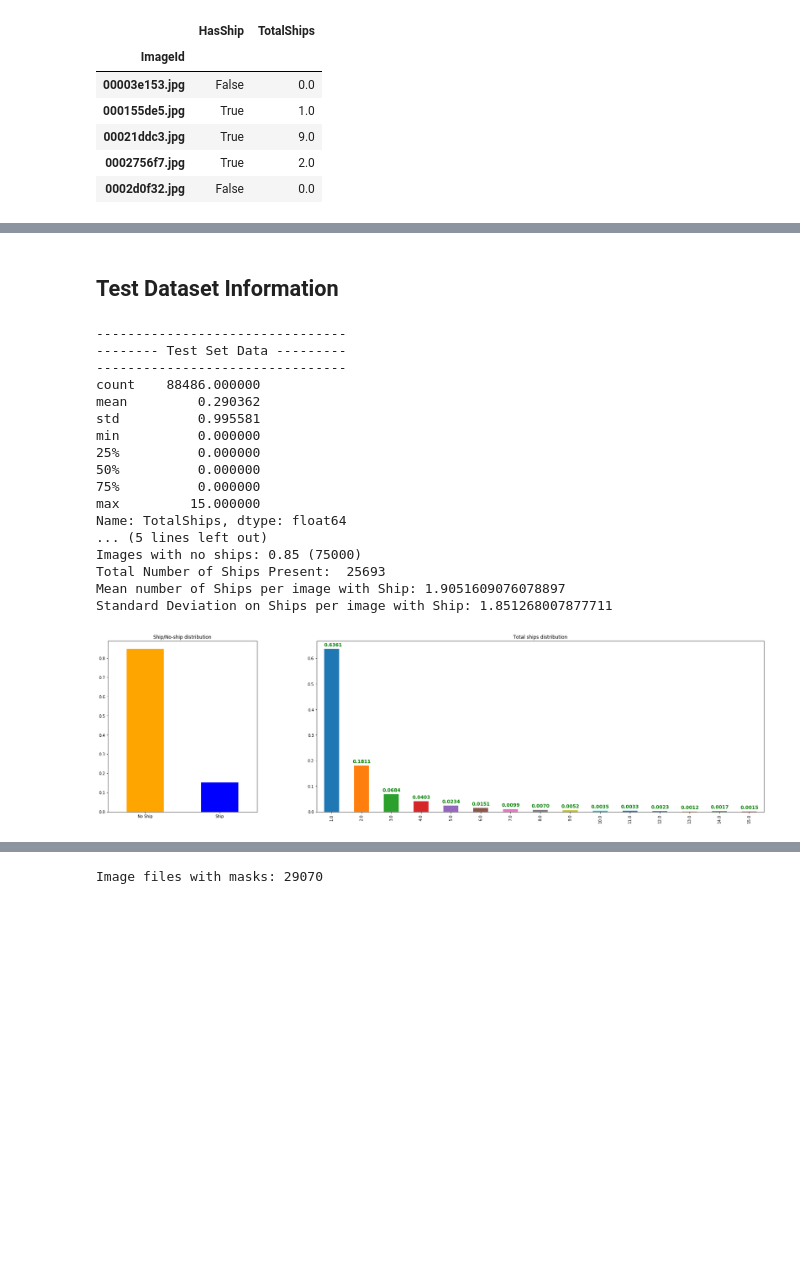
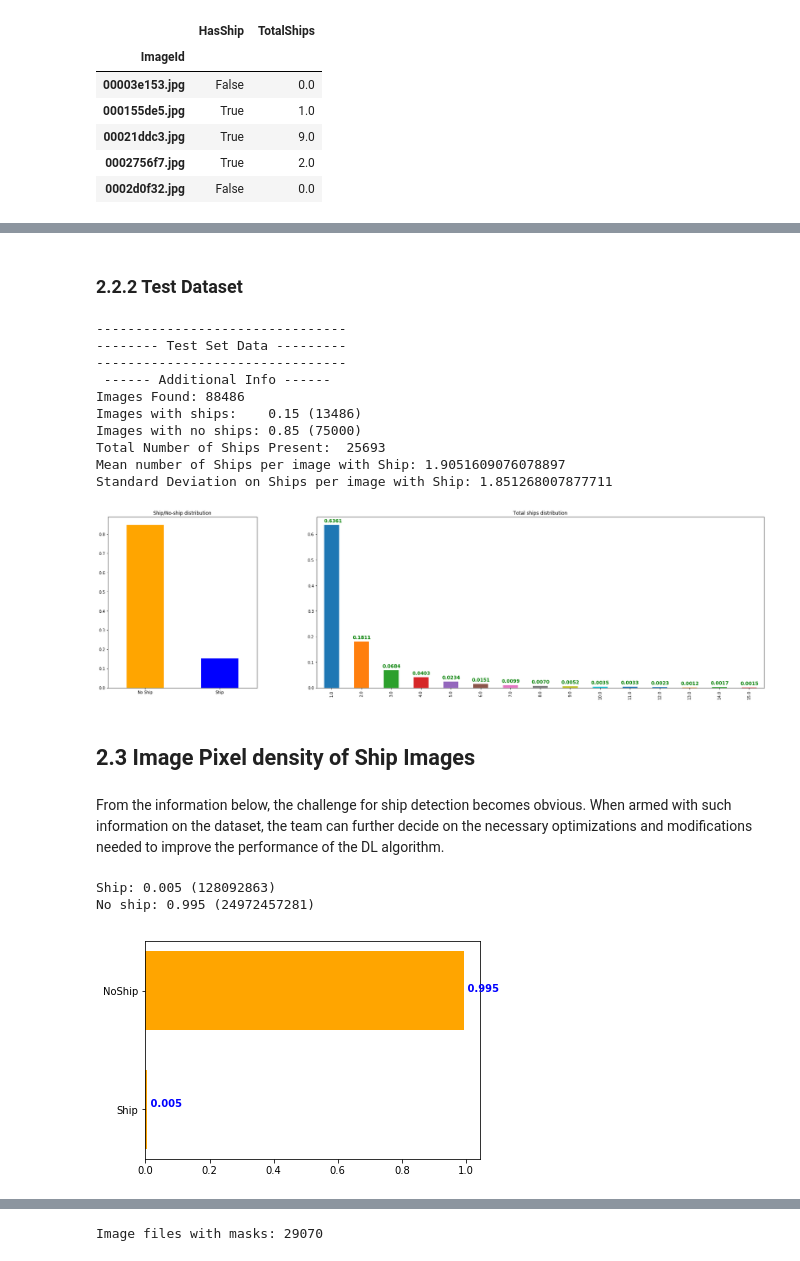
Before and after one commit to kevin5k/CE7454_2018_Project_Group11, a Jupyter notebook: data_preprocess/data_exploration.ipynb, the cells around one changed output, grey strips where cells are left out. Drawn from its saved outputs; the diff is of its cells as text; code cells hidden in the pictures; blank space fills up the shorter version.

```diff
--- a/data_preprocess/data_exploration.ipynb
+++ b/data_preprocess/data_exploration.ipynb
@@ -120,32 +176,54 @@ Mean number of Ships per image with Ship: 1.9274165806673547
 Standard Deviation on Ships per image with Ship: 1.9309598753704391
 [figure]
 # %% [markdown]
-## Test Dataset Information
+### 2.2.2   Test Dataset
 # %%
 print('-------------------------------- ')
 print('-------- Test Set Data --------- ')
 print('-------------------------------- ')
-print(testlabel_load_ship['TotalShips'].describe())
-print('')
-print('-------------------------------- ')
+# print(testlabel_load_ship['TotalShips'].describe())
+# print('')
+# print('-------------------------------- ')
 prelib.show_data_distrib(testlabel_load_ship)  # Test Data
 # %% [output]
 --------------------------------
 -------- Test Set Data ---------
 --------------------------------
-count    88486.000000
-mean         0.290362
-std          0.995581
-min          0.000000
-25%          0.000000
-50%          0.000000
-75%          0.000000
-max         15.000000
-Name: TotalShips, dtype: float64
-... (5 lines left out)
+ ------ Additional Info ------
+Images Found: 88486
+Images with ships:    0.15 (13486)
 Images with no ships: 0.85 (75000)
 Total Number of Ships Present:  25693
 Mean number of Ships per image with Ship: 1.9051609076078897
 Standard Deviation on Ships per image with Ship: 1.851268007877711
 [figure]
+# %% [markdown]
+## 2.3   Image Pixel density of Ship Images
+# %% [markdown]
+From the information below, the challenge for ship detection becomes obvious. When armed with such information on the dataset, the team can further decide on the necessary optimizations and modifications needed to improve the performance of the DL algorithm.
+# %%
+pixel_density = pd.read_csv(train_label_path).append(pd.read_csv(test_label_path))
+hasship, noship = prelib.get_pixels_distribution(pixel_density.dropna())  # Distribution after removing noship images
+# %% [output]
+Ship: 0.005 (128092863)
+No ship: 0.995 (24972457281)
+# %%
+# Define the ratio of ships to noships
+ratio = hasship / noship
+ratio_ship = round(ratio, 3)
+ratio_noship = round(1 - ratio, 3)
+
+# Plot ship/no-ship with a bar plot
+fig, ax = plt.subplots()
+y = [ratio_ship, ratio_noship]
+N = 2
+x = ['Ship','NoShip']
+width = 1/1.5
+
+plt.barh(x, y, width, align='center', color="orange")
+plt.text(ratio_ship, 0.05, " "+str(ratio_ship), color='blue', va='center', fontweight='bold')
+plt.text(ratio_noship, 1.02, " "+str(ratio_noship), color='blue', va='center', fontweight='bold')
+plt.show()
+# %% [output]
+[figure, added]
 # %% [markdown]
```
Also changed, not shown: parts of 39 cells of this notebook, 1 other file.
